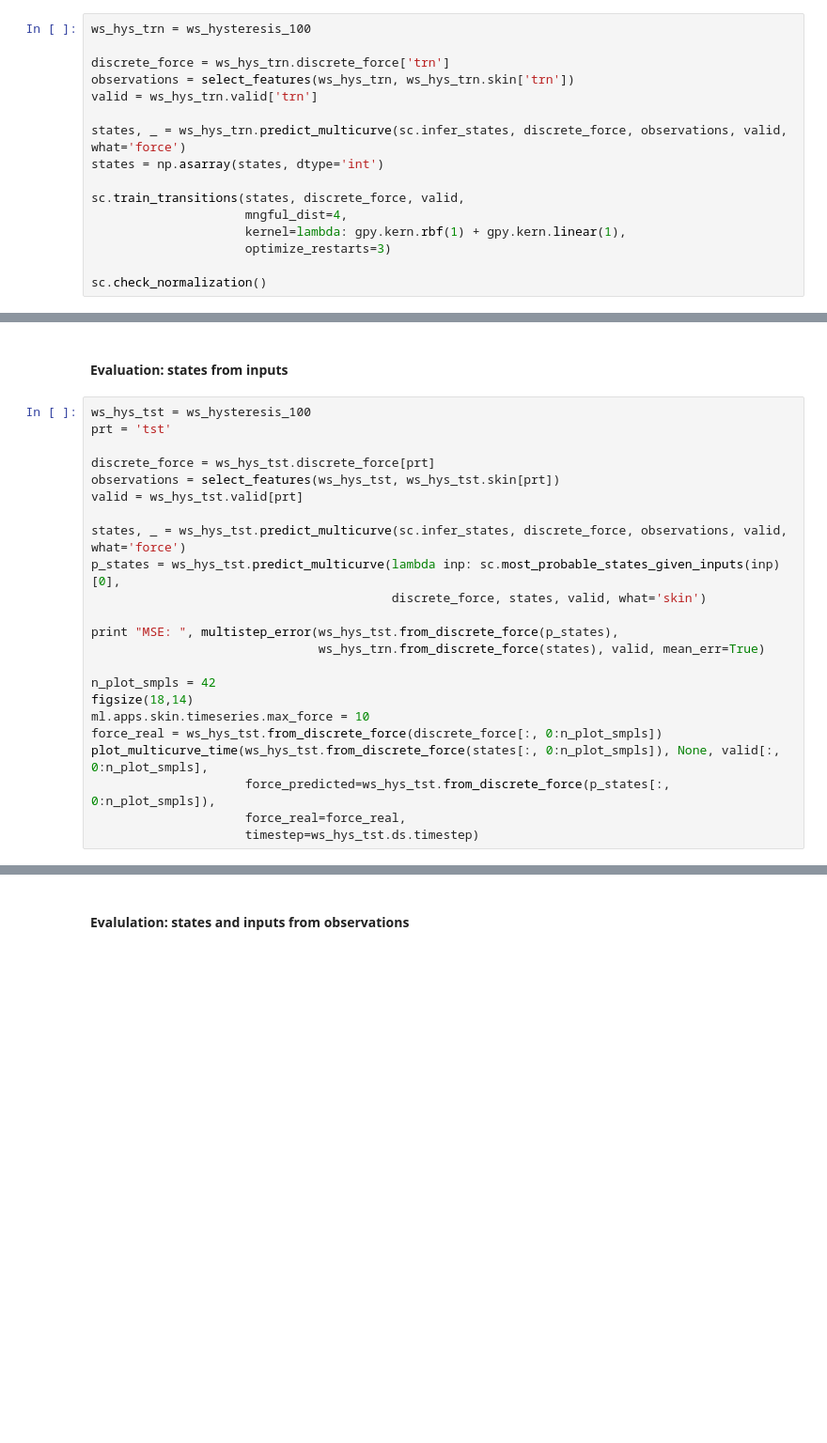
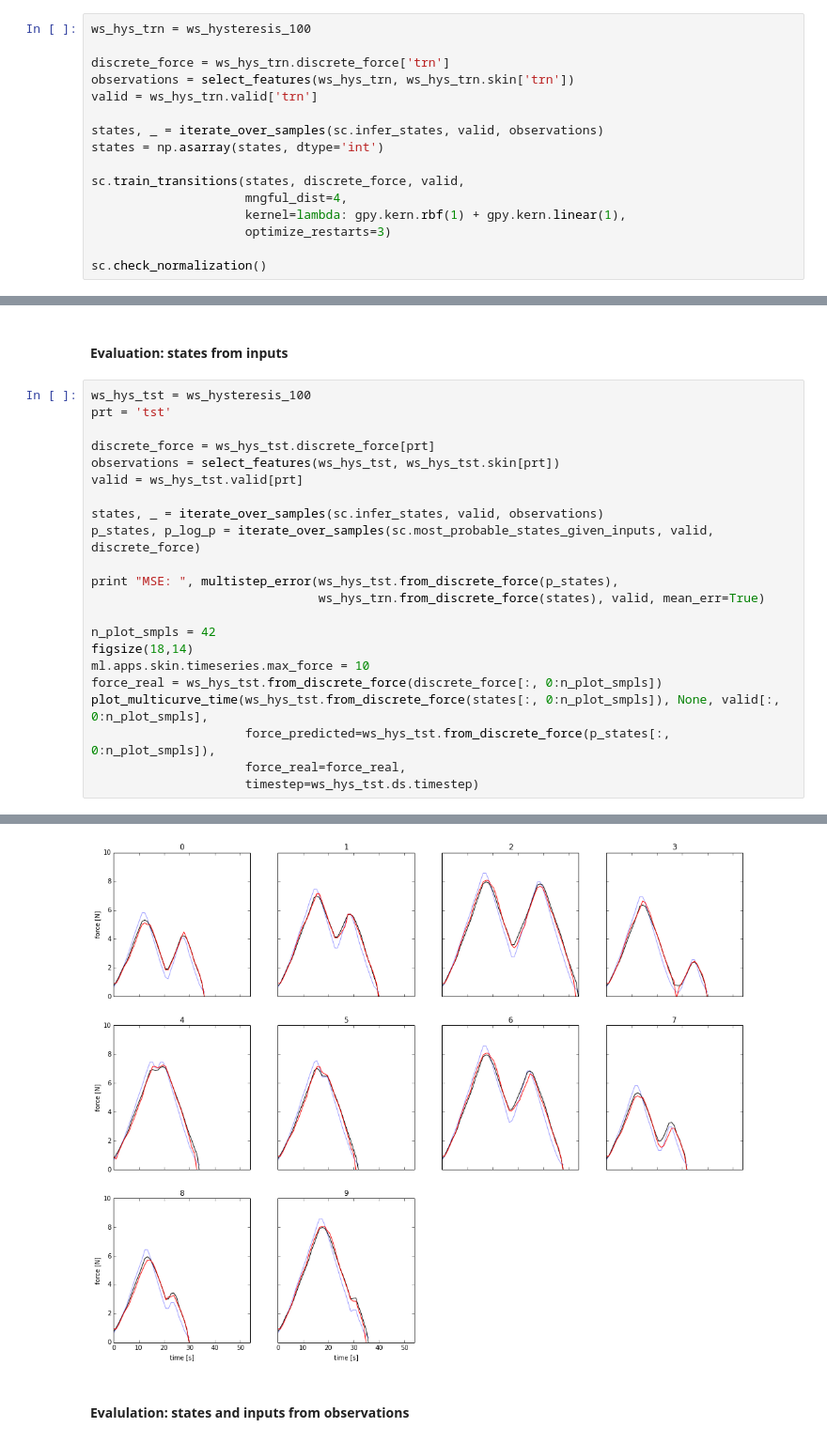
Before and after one commit to surban/ml, a Jupyter notebook: notebooks/Skin-Multifreq-ControlObservationChain.ipynb, the cells around one changed output, grey strips where cells are left out. Shown at 94% size. Drawn from its saved outputs; the diff is of its cells as text; blank space fills up the shorter version.

Commit message:
iterative determination of states and training

```diff
--- a/notebooks/Skin-Multifreq-ControlObservationChain.ipynb
+++ b/notebooks/Skin-Multifreq-ControlObservationChain.ipynb
@@ -79,7 +122,7 @@ discrete_force = ws_hys_trn.discrete_force['trn']
 observations = select_features(ws_hys_trn, ws_hys_trn.skin['trn'])
 valid = ws_hys_trn.valid['trn']
 
-states, _ = ws_hys_trn.predict_multicurve(sc.infer_states, discrete_force, observations, valid, what='force')
+states, _ = iterate_over_samples(sc.infer_states, valid, observations)
 states = np.asarray(states, dtype='int')
 
 sc.train_transitions(states, discrete_force, valid,
@@ -98,9 +143,8 @@ discrete_force = ws_hys_tst.discrete_force[prt]
 observations = select_features(ws_hys_tst, ws_hys_tst.skin[prt])
 valid = ws_hys_tst.valid[prt]
 
-states, _ = ws_hys_tst.predict_multicurve(sc.infer_states, discrete_force, observations, valid, what='force')
-p_states = ws_hys_tst.predict_multicurve(lambda inp: sc.most_probable_states_given_inputs(inp)[0],
-                                         discrete_force, states, valid, what='skin')
+states, _ = iterate_over_samples(sc.infer_states, valid, observations)
+p_states, p_log_p = iterate_over_samples(sc.most_probable_states_given_inputs, valid, discrete_force)
 
 print "MSE: ", multistep_error(ws_hys_tst.from_discrete_force(p_states),
                                ws_hys_trn.from_discrete_force(states), valid, mean_err=True)
@@ -113,3 +157,4 @@ plot_multicurve_time(ws_hys_tst.from_discrete_force(states[:, 0:n_plot_smpls]),
                      force_predicted=ws_hys_tst.from_discrete_force(p_states[:, 0:n_plot_smpls]),
                      force_real=force_real,
                      timestep=ws_hys_tst.ds.timestep)
+# %% [output]
@@ -116,3 +162,4 @@ plot_multicurve_time(ws_hys_tst.from_discrete_force(states[:, 0:n_plot_smpls]),
+[figure, added]
 # %% [markdown]
 #### Evalulation: states and inputs from observations
 # %%
```
Also changed, not shown: parts of 17 cells of this notebook, 1 other file.
